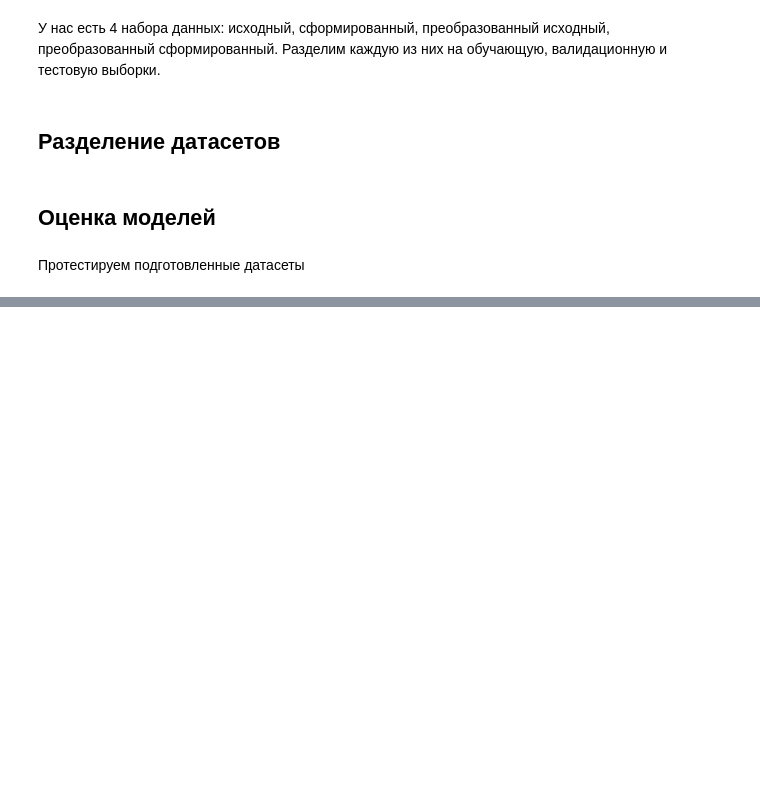
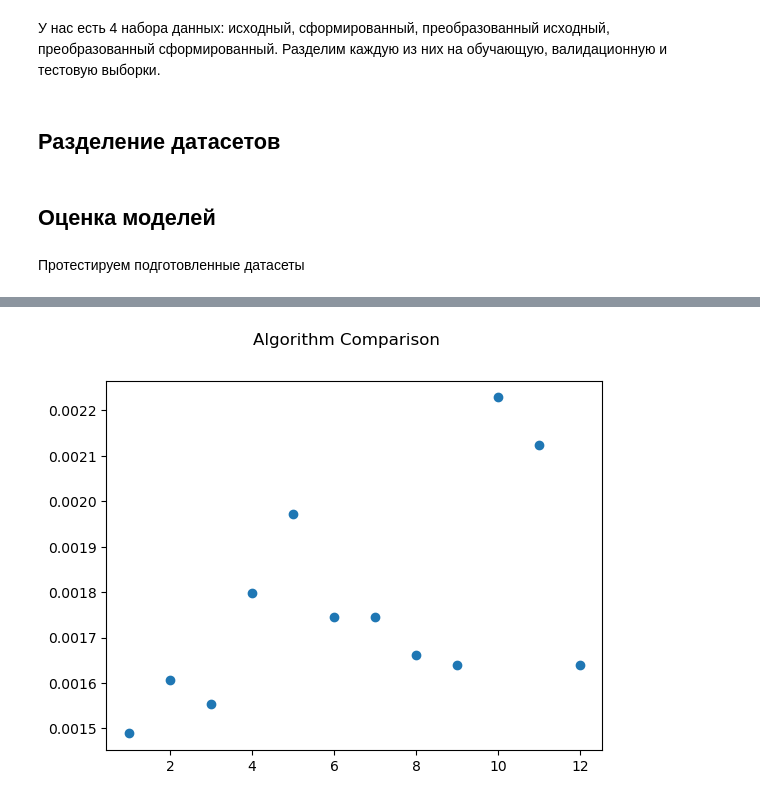
Before and after one commit to maxi7665/IAD, a Jupyter notebook: lab1/lab1.ipynb, the cells around one changed output, grey strips where cells are left out. Cells and saved outputs as stored; diff of their text form; code cells hidden in the pictures; blank space fills up the shorter version.

```diff
--- a/lab1/lab1.ipynb
+++ b/lab1/lab1.ipynb
@@ -470,0 +778,32 @@ def test_model(ds_data):
+# %%
+def compile_grid():
+    """Собрать сетку параметров для подбора"""
+    # функции активации
+    activation = ["elu", "leaky_relu"]
+    # кол-во слоев
+    layers = range(3, 9)
+    # кол-во нейронов на выходе
+    last_layer_units_num = 64
+
+    grid = []
+
+    # собираем сетку параметров для каждой активационной функции и кол-ва слоев
+    for l_count in layers:
+        for act in activation:
+            layers_units = []
+            # считаем сколько нейронов должно быть на каждом слое
+            for i in range(l_count):
+                power = -abs(int(l_count / 2) - i) + int(l_count / 2)
+                #print(power)
+                layers_units.insert(0, last_layer_units_num * (2**power))
+            #print(layers_units)
+            #print(act)
+            setup = {"activation": act, "layers_units": layers_units}
+            grid.append(setup)
+
+    return grid
+
+
+
+grid = compile_grid()
+grid
@@ -470,0 +938,6 @@ def test_model(ds_data):
+# %%
+plt.plot(names, rmse_list, 'o')
+plt.suptitle("Algorithm Comparison")
+plt.show()
+# %% [output]
+[figure, added]
```
Also changed, not shown: parts of 21 cells of this notebook.
